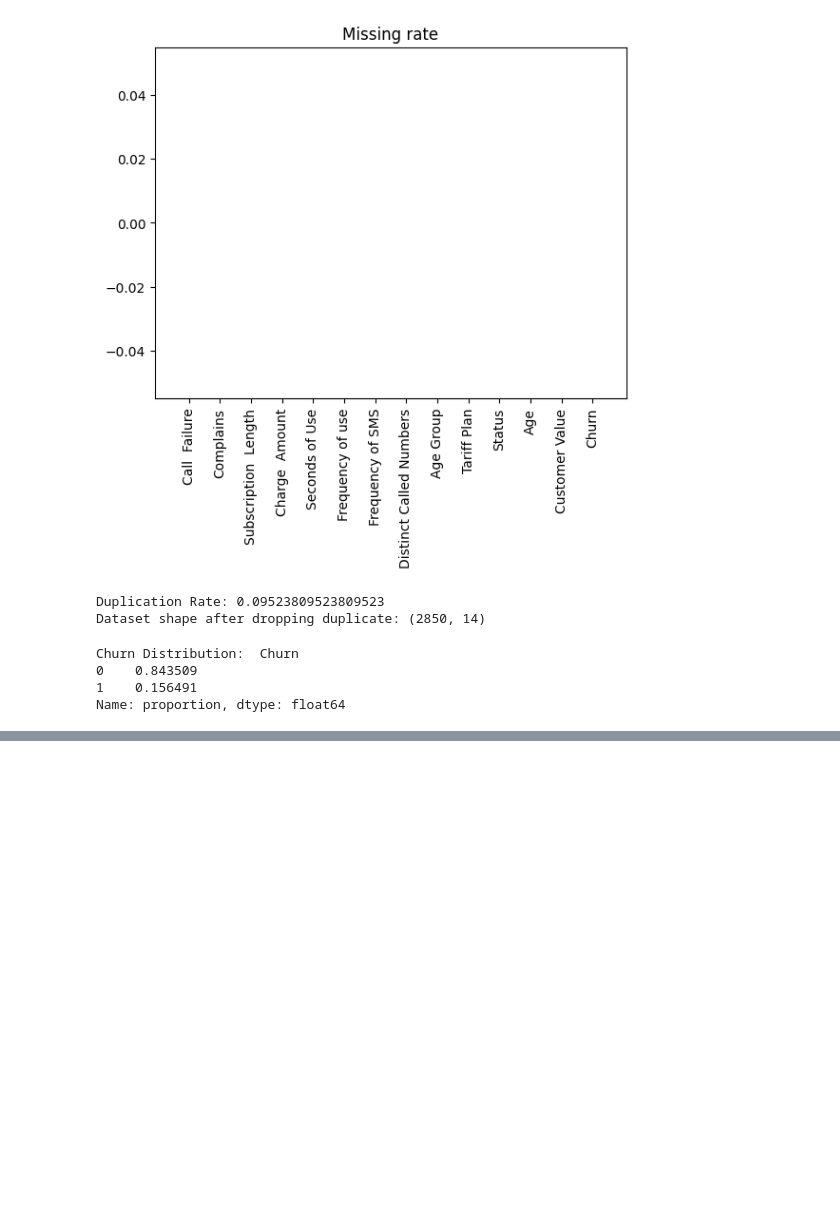
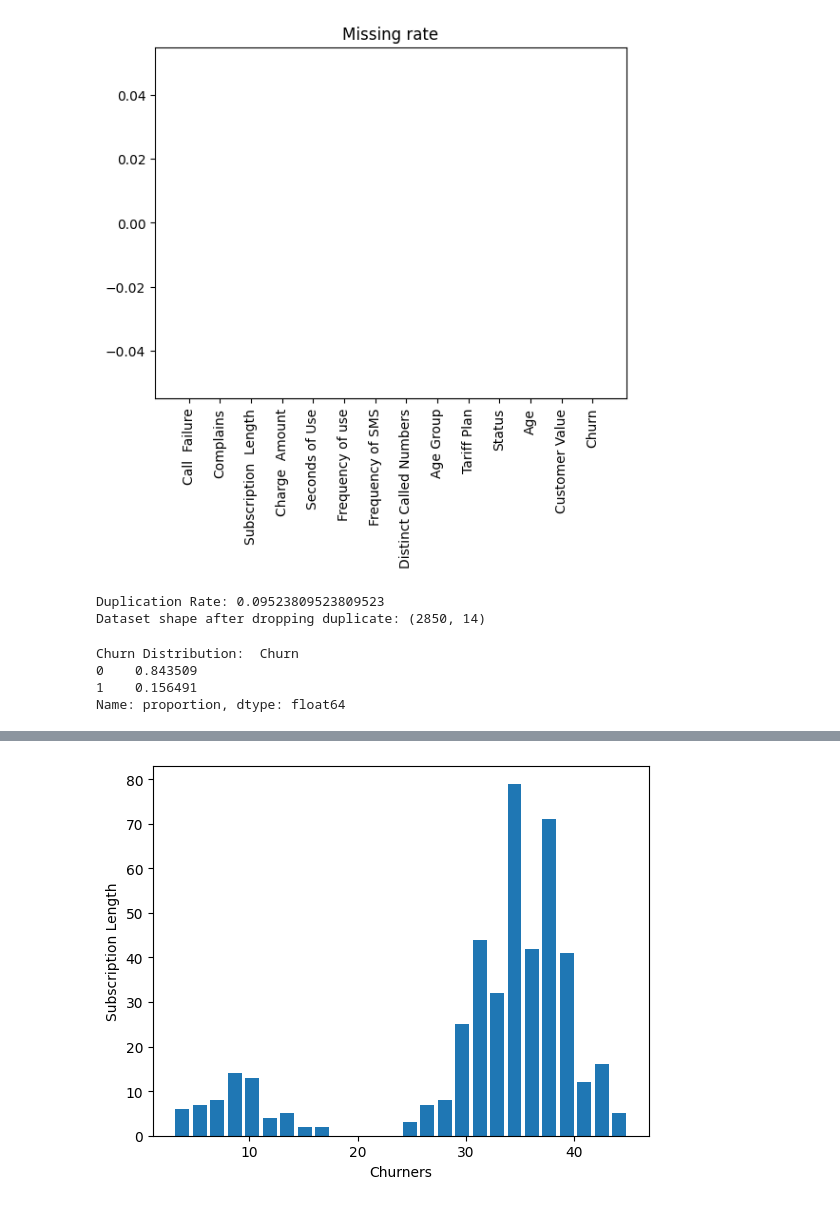
Before and after one commit to michellaprojects/Churn-Analysis, a Jupyter notebook: cleaning.ipynb, the cells around one changed output, grey strips where cells are left out. Cells and saved outputs as stored; diff of their text form; code cells hidden in the pictures; blank space fills up the shorter version.

```diff
--- a/cleaning.ipynb
+++ b/cleaning.ipynb
@@ -82,0 +123,22 @@ Karena distribusi tidak imbang, akan ada potensi bias pada model (condong untuk
+# %%
+churn_sub = df_clean[df_clean["Churn"] == 1]["Subscription  Length"]
+unchurn_sub = df_clean[df_clean["Churn"] == 0]["Subscription  Length"]
+
+#Freedman Diaconis Rule to determine bins size
+q75, q25 = np.percentile(churn_sub, [75, 25])
+iqr = q75 - q25
+bin_width = 2 * iqr / (churn_sub.shape[0] ** (1/3))
+num_bins = int((max(churn_sub) - min(churn_sub)) / bin_width)
+
+plt.figure()
+plt.hist(
+    churn_sub,
+    bins=num_bins,
+    rwidth=0.8
+)
+plt.xlabel("Churners")
+plt.ylabel("Subscription Length")
+
+plt.show()
+# %% [output]
+[figure, added]
```
Also changed, not shown: parts of 9 cells of this notebook, 1 other file.
